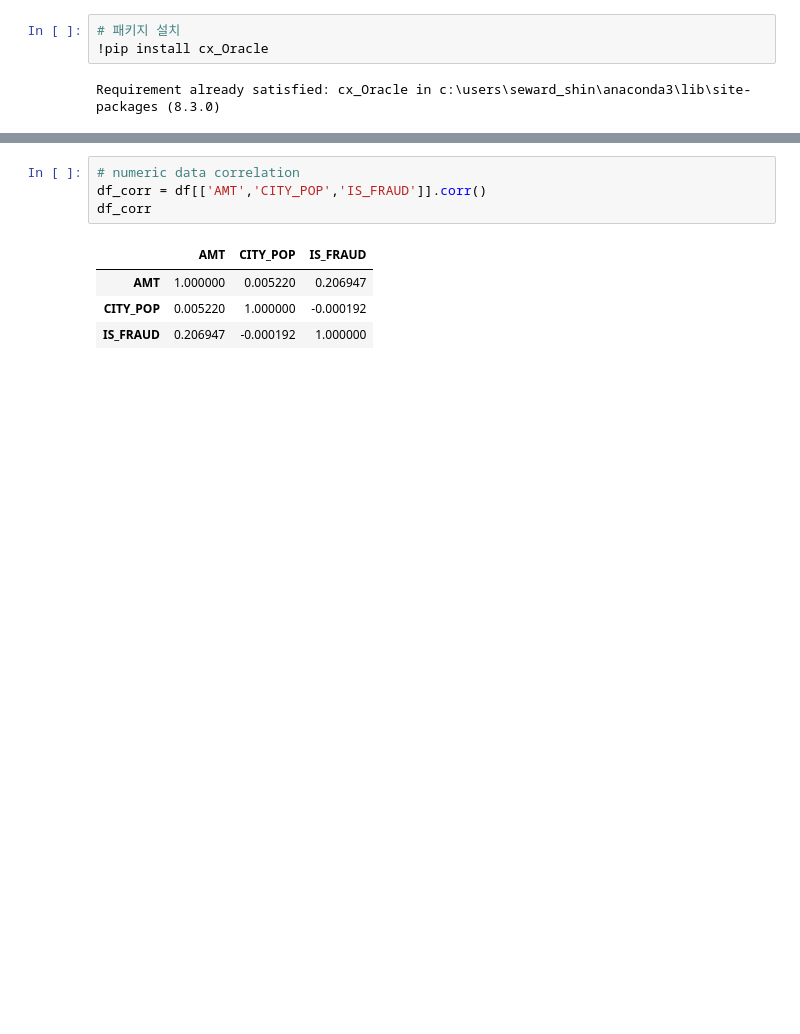
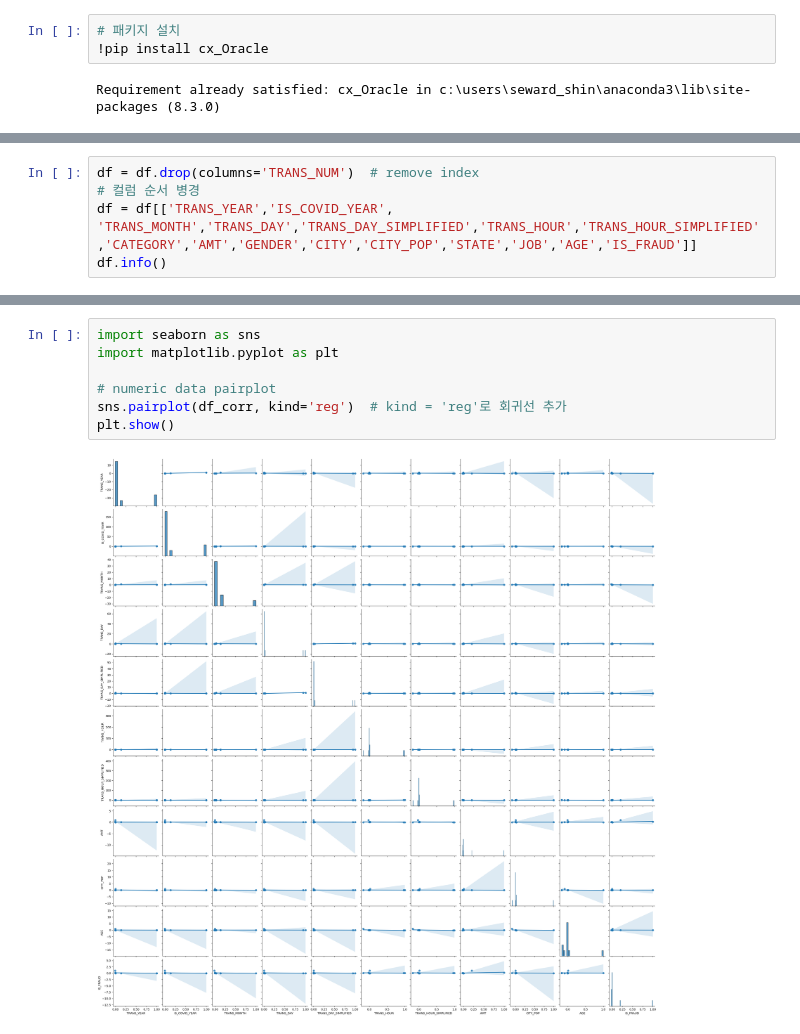
Before and after one commit to skmanzg/FraudDectectionProject2023, a Jupyter notebook: Data_Wrangling_part1.ipynb, the cells around one changed output, grey strips where cells are left out. Cells and saved outputs as stored; diff of their text form; blank space fills up the shorter version.

```diff
--- a/Data_Wrangling_part1.ipynb
+++ b/Data_Wrangling_part1.ipynb
@@ -226,0 +226,5 @@ memory usage: 134.6+ MB
+# %%
+df = df.drop(columns='TRANS_NUM')  # remove index
+# 컬럼 순서 병경
+df = df[['TRANS_YEAR','IS_COVID_YEAR', 'TRANS_MONTH','TRANS_DAY','TRANS_DAY_SIMPLIFIED','TRANS_HOUR','TRANS_HOUR_SIMPLIFIED','CATEGORY','AMT','GENDER','CITY','CITY_POP','STATE','JOB','AGE','IS_FRAUD']]
+df.info()
@@ -259,10 +304,10 @@ memory usage: 79.6+ MB
 # %%
-# numeric data correlation
-df_corr = df[['AMT','CITY_POP','IS_FRAUD']].corr()
-df_corr
+import seaborn as sns
+import matplotlib.pyplot as plt
+
+# numeric data pairplot
+sns.pairplot(df_corr, kind='reg')  # kind = 'reg'로 회귀선 추가
+plt.show()
 # %% [output]
-|  | AMT | CITY_POP | IS_FRAUD |
-| AMT | 1.000000 | 0.005220 | 0.206947 |
-| CITY_POP | 0.005220 | 1.000000 | -0.000192 |
-| IS_FRAUD | 0.206947 | -0.000192 | 1.000000 |
+[figure, added]
 # %%
```
Also changed, not shown: parts of 12 cells of this notebook.
